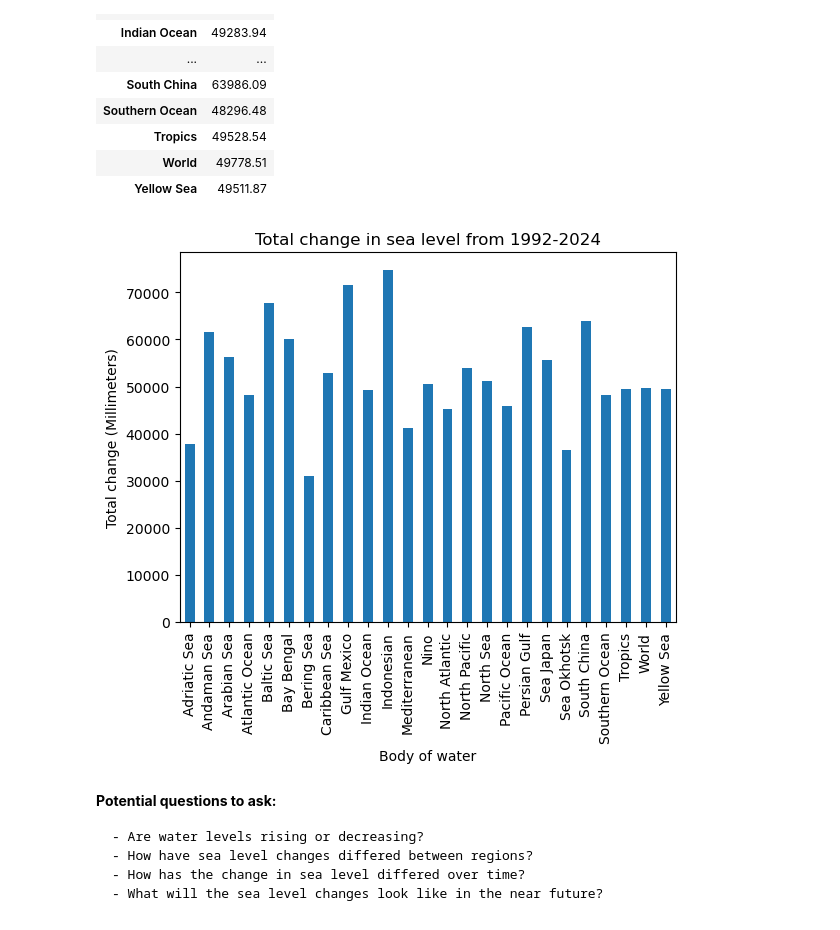
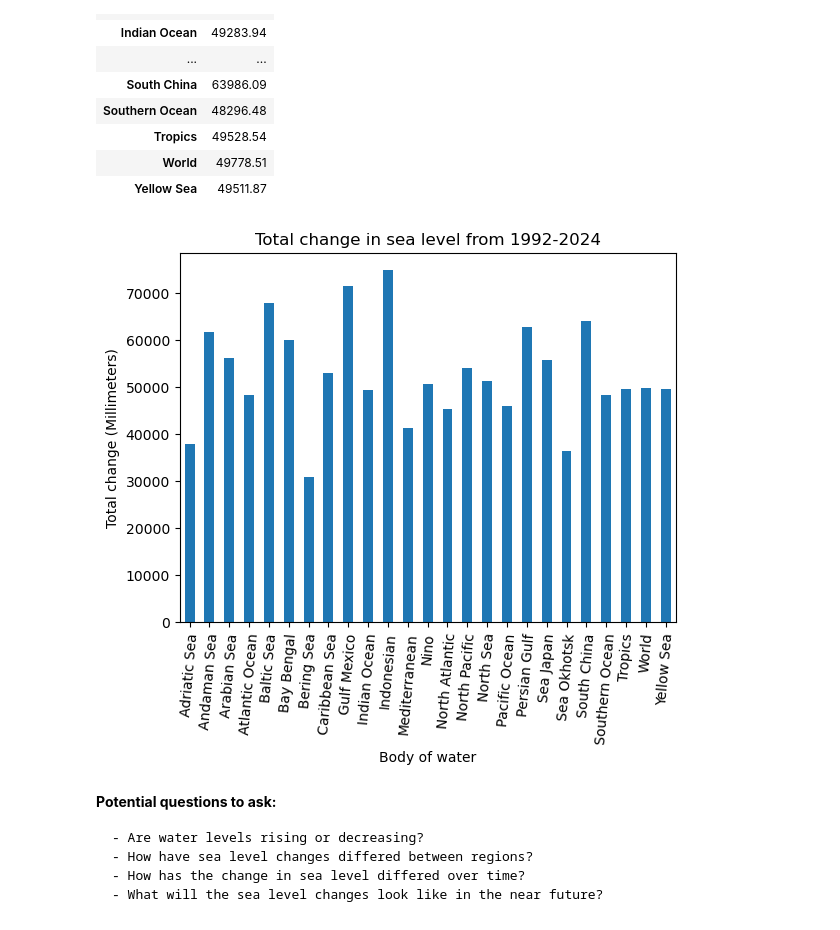
Before and after one commit to Ahshaam/Analysis_of_Sea_Levels, a Jupyter notebook: Project-1/Project_Notebook.ipynb, the cells around one changed output. Cells and saved outputs as stored; diff of their text form; code cells hidden in the pictures.

```diff
--- a/Project-1/Project_Notebook.ipynb
+++ b/Project-1/Project_Notebook.ipynb
@@ -91,11 +91,12 @@ total_sea_change
 # %%
 grouped_df.plot(kind='bar', y='Value', legend=False)
 plt.ylabel('Total change (Millimeters)')
 plt.xlabel('Body of water')
 plt.title('Total change in sea level from 1992-2024')
+plt.xticks(rotation=85)
 plt.show()
 # %% [output]
-[figure, old version]
+[figure, new version]
 # %% [markdown]
 **Potential questions to ask:**
 
```
Also changed, not shown: parts of 16 cells of this notebook.
